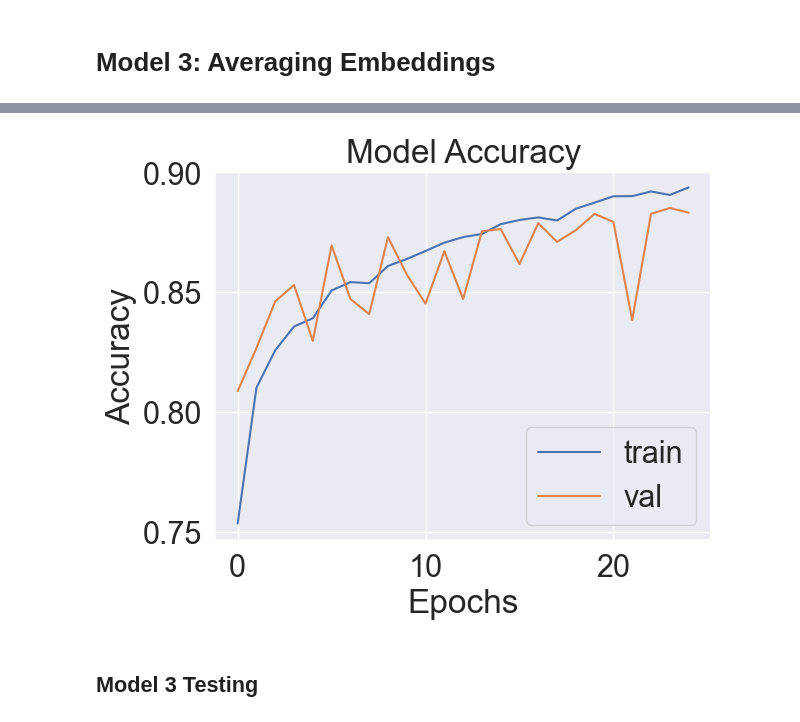
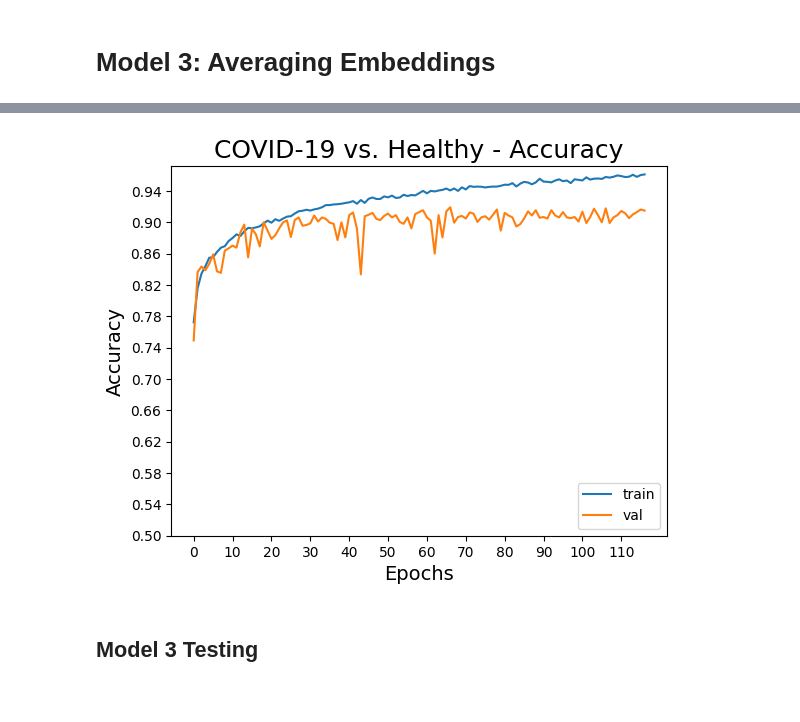
Before and after one commit to josephyu12/11th-science-fair, a Jupyter notebook: bert/prot_bert_bfd_v2.ipynb, the cells around one changed output, grey strips where cells are left out. Cells and saved outputs as stored; diff of their text form; code cells hidden in the pictures.

```diff
--- a/bert/prot_bert_bfd_v2.ipynb
+++ b/bert/prot_bert_bfd_v2.ipynb
@@ -932,18 +1047,36 @@ X_val = np.asarray(X_val).astype('float32')
 model = tf.keras.models.Sequential([
   tf.keras.layers.Flatten(input_shape=(1024,)),
   tf.keras.layers.Dense(1024, activation='relu'),
+  tf.keras.layers.Dense(784, activation='relu'),
+  tf.keras.layers.Dropout(0.5, seed=42),
   tf.keras.layers.Dense(512, activation='relu'),
-  tf.keras.layers.Dropout(0.5),
+  tf.keras.layers.Dense(384, activation='relu'),
   tf.keras.layers.Dense(256, activation='relu'),
+  tf.keras.layers.Dropout(0.5, seed=42),
   tf.keras.layers.Dense(128, activation='relu'),
-  tf.keras.layers.Dropout(0.5),
   tf.keras.layers.Dense(64, activation='relu'),
-  tf.keras.layers.Dense(32, activation='relu'),
+  # tf.keras.layers.Dense(32, activation='relu'),
   tf.keras.layers.Dense(16, activation='relu'),
   # tf.keras.layers.Dense(8, activation='relu'),
   # tf.keras.layers.Dense(4, activation='relu'),
   tf.keras.layers.Dense(1, activation='sigmoid')
 ])
 
+# model = tf.keras.models.Sequential([
+#   tf.keras.layers.Flatten(input_shape=(1024,)),
+#   tf.keras.layers.Dense(1024, activation='relu'),
+#   tf.keras.layers.Dense(512, activation='relu'),
+#   tf.keras.layers.Dropout(0.5, seed=42),
+#   tf.keras.layers.Dense(256, activation='relu'),
+#   tf.keras.layers.Dense(128, activation='relu'),
+#   tf.keras.layers.Dropout(0.5, seed=42),
+#   tf.keras.layers.Dense(64, activation='relu'),
+#   tf.keras.layers.Dense(32, activation='relu'),
+#   tf.keras.layers.Dense(16, activation='relu'),
+#   # tf.keras.layers.Dense(8, activation='relu'),
+#   # tf.keras.layers.Dense(4, activation='relu'),
+#   tf.keras.layers.Dense(1, activation='sigmoid')
+# ])
+
 model.summary()
 # %% [output]
@@ -967,14 +1106,10 @@ _________________________________________________________________
 # %%
 es = tf.keras.callbacks.EarlyStopping(
     monitor='val_accuracy',
-    patience=15,
+    patience=50,
     mode='auto',
     restore_best_weights=True,
 )
-
-model.compile(optimizer='adam',
-              loss=tf.keras.losses.binary_crossentropy,
-              metrics=['accuracy'])
 # %%
 history = model.fit(X_train, y_train, epochs=100, validation_data = (X_val, y_val), callbacks=[es])
 # %% [output]
@@ -1000,0 +1136,2 @@ Epoch 25/25
+# %%
+history = model.fit(X_train, y_train, epochs=100, validation_data = (X_val, y_val), callbacks=[es])
@@ -1001,12 +1171,14 @@ Epoch 25/25
 # %%
 plt.plot(history.history['accuracy'])
 plt.plot(history.history['val_accuracy'])
-plt.title('Model Accuracy')
-plt.ylabel('Accuracy')
-plt.xlabel('Epochs')
+plt.title('COVID-19 vs. Healthy - Accuracy', fontsize=18)
+plt.ylabel('Accuracy', fontsize=14)
+plt.xlabel('Epochs', fontsize=14)
+plt.yticks(np.arange(0.5, 0.96, 0.04))
+plt.xticks(np.arange(0, 120, 10.0))
 plt.legend(['train', 'val'], loc='lower right')
 plt.show()
 # %% [output]
-[figure, old version]
+[figure, new version]
 # %% [markdown]
 ## Model 3 Testing
```
Also changed, not shown: parts of 36 cells of this notebook, 12 other files.
